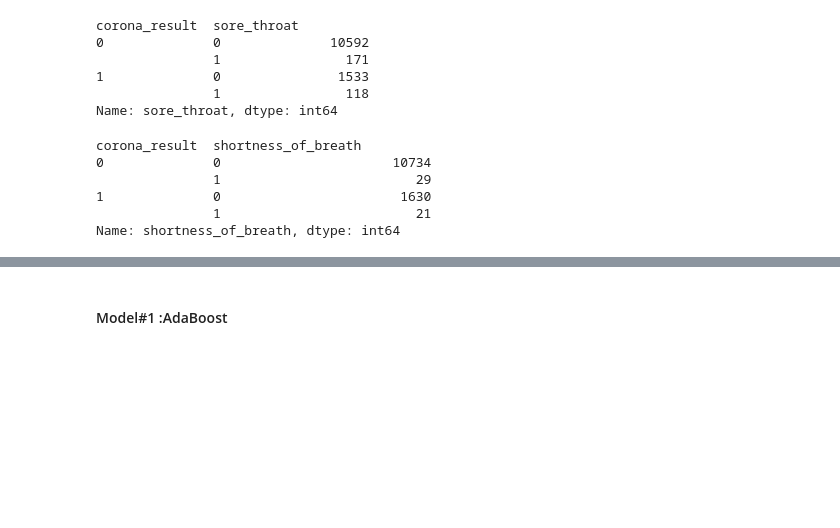
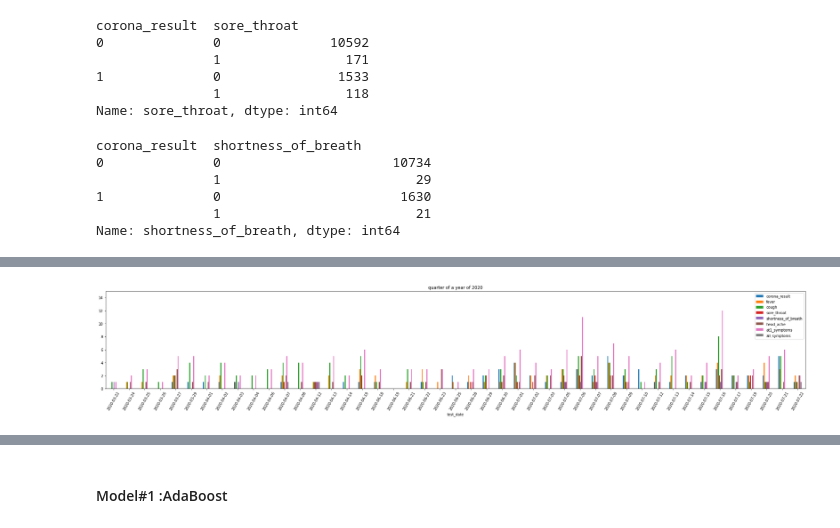
Before and after one commit to tomergozlan/Fashion_Mnist, a Jupyter notebook: MLprojectSem_1/ml_project.ipynb, the cells around one changed output, grey strips where cells are left out. Cells and saved outputs as stored; diff of their text form; code cells hidden in the pictures; blank space fills up the shorter version.

```diff
--- a/MLprojectSem_1/ml_project.ipynb
+++ b/MLprojectSem_1/ml_project.ipynb
@@ -938,0 +958,3 @@ sample_df.tail()
+# %%
+df_sum=sample_df.groupby(sample_df.index)['corona_result','fever','cough','sore_throat','shortness_of_breath', 'head_ache','at1_symptoms','all_symptoms'].sum()
+df_sum.sample(7)
@@ -938,0 +971,6 @@ sample_df.tail()
+# %%
+#plot a quarter of a year of 2020
+df_sum.loc["2020-03-22":"2020-07-22"].plot(figsize=(35,5),use_index=True , rot=60  , fontsize=10 ,kind = 'bar' ,ylim=(0,15),
+        title = "quarter of a year of 2020");
+# %% [output]
+[figure, added]
```
Also changed, not shown: parts of 89 cells of this notebook, 1 other file.
